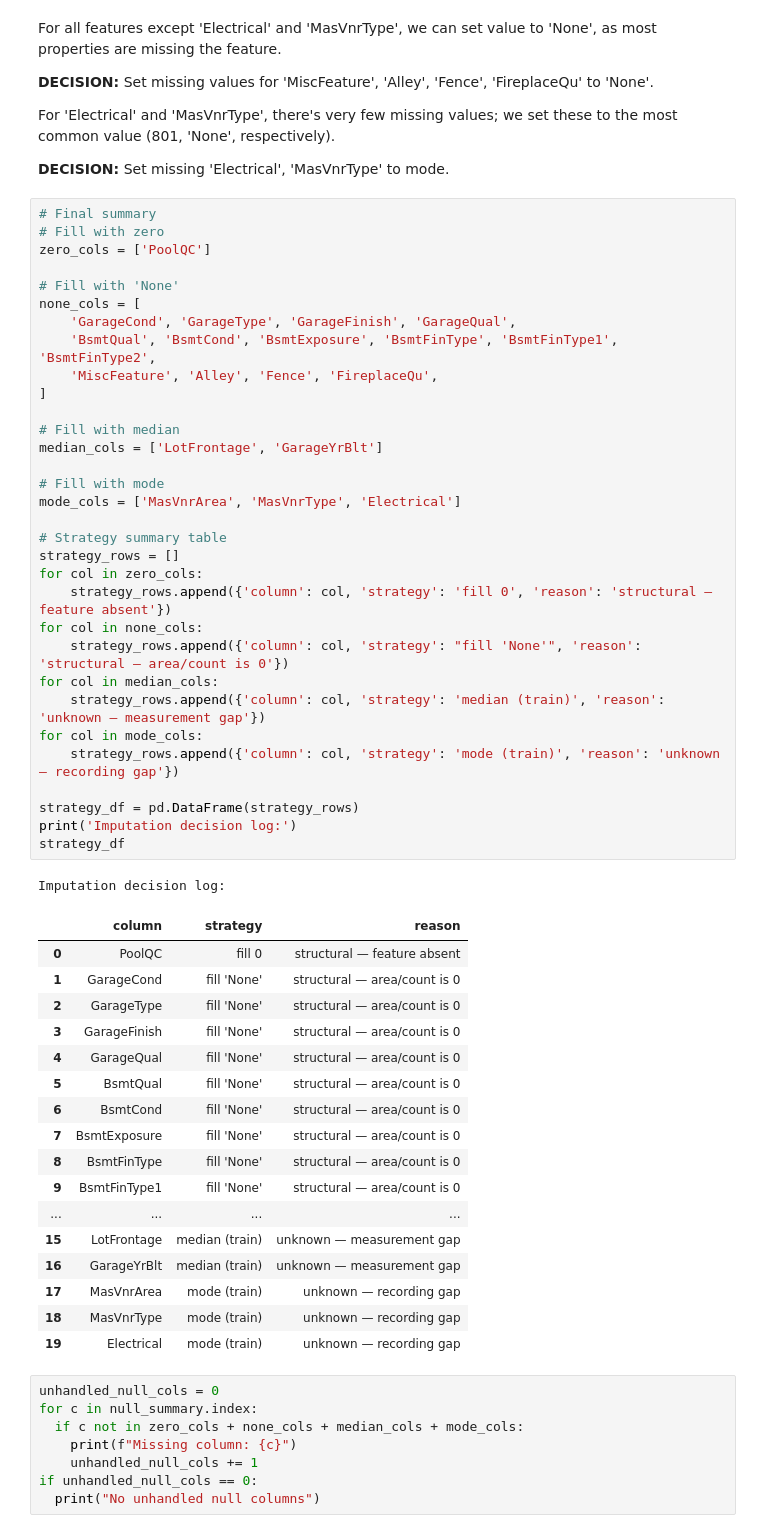
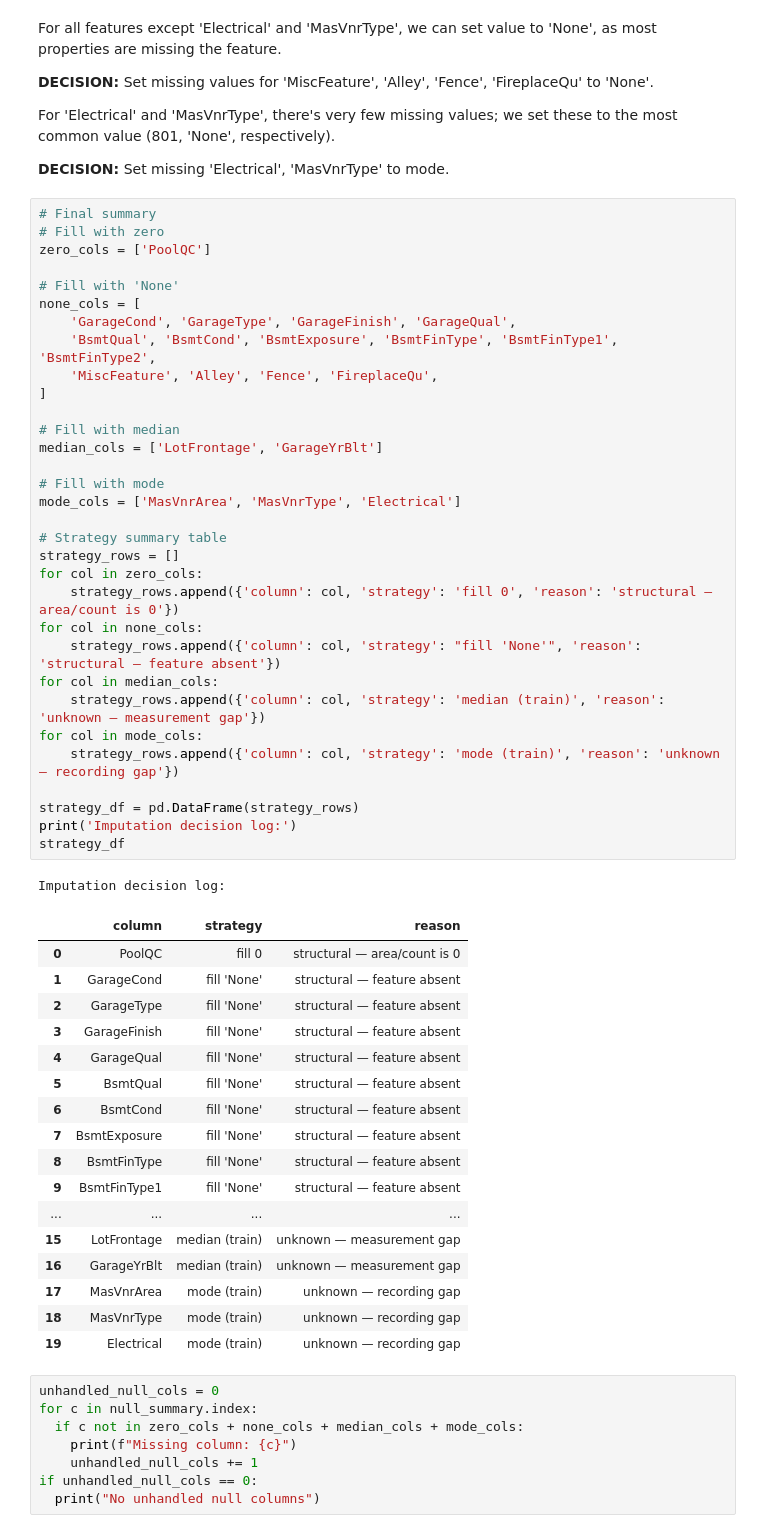
Before and after one commit to S0l0m4n/aie2-real-estate-agent, a Jupyter notebook: data/w2_real_estate_agent.ipynb, the cells around one changed output. Cells and saved outputs as stored; diff of their text form.

```diff
--- a/data/w2_real_estate_agent.ipynb
+++ b/data/w2_real_estate_agent.ipynb
@@ -513,45 +513,45 @@ For 'Electrical' and 'MasVnrType', there's very few missing values; we set these
 zero_cols = ['PoolQC']
 
 # Fill with 'None'
 none_cols = [
     'GarageCond', 'GarageType', 'GarageFinish', 'GarageQual',
     'BsmtQual', 'BsmtCond', 'BsmtExposure', 'BsmtFinType', 'BsmtFinType1', 'BsmtFinType2',
     'MiscFeature', 'Alley', 'Fence', 'FireplaceQu',
 ]
 
 # Fill with median
 median_cols = ['LotFrontage', 'GarageYrBlt']
 
 # Fill with mode
 mode_cols = ['MasVnrArea', 'MasVnrType', 'Electrical']
 
 # Strategy summary table
 strategy_rows = []
 for col in zero_cols:
-    strategy_rows.append({'column': col, 'strategy': 'fill 0', 'reason': 'structural — feature absent'})
+    strategy_rows.append({'column': col, 'strategy': 'fill 0', 'reason': 'structural — area/count is 0'})
 for col in none_cols:
-    strategy_rows.append({'column': col, 'strategy': "fill 'None'", 'reason': 'structural — area/count is 0'})
+    strategy_rows.append({'column': col, 'strategy': "fill 'None'", 'reason': 'structural — feature absent'})
 for col in median_cols:
     strategy_rows.append({'column': col, 'strategy': 'median (train)', 'reason': 'unknown — measurement gap'})
 for col in mode_cols:
     strategy_rows.append({'column': col, 'strategy': 'mode (train)', 'reason': 'unknown — recording gap'})
 
 strategy_df = pd.DataFrame(strategy_rows)
 print('Imputation decision log:')
 strategy_df
 # %% [output]
 Imputation decision log:
 |  | column | strategy | reason |
-| 0 | PoolQC | fill 0 | structural — feature absent |
-| 1 | GarageCond | fill 'None' | structural — area/count is 0 |
-| 2 | GarageType | fill 'None' | structural — area/count is 0 |
-| 3 | GarageFinish | fill 'None' | structural — area/count is 0 |
-| 4 | GarageQual | fill 'None' | structural — area/count is 0 |
-| 5 | BsmtQual | fill 'None' | structural — area/count is 0 |
-| 6 | BsmtCond | fill 'None' | structural — area/count is 0 |
-| 7 | BsmtExposure | fill 'None' | structural — area/count is 0 |
-| 8 | BsmtFinType | fill 'None' | structural — area/count is 0 |
-| 9 | BsmtFinType1 | fill 'None' | structural — area/count is 0 |
+| 0 | PoolQC | fill 0 | structural — area/count is 0 |
+| 1 | GarageCond | fill 'None' | structural — feature absent |
+| 2 | GarageType | fill 'None' | structural — feature absent |
+| 3 | GarageFinish | fill 'None' | structural — feature absent |
+| 4 | GarageQual | fill 'None' | structural — feature absent |
+| 5 | BsmtQual | fill 'None' | structural — feature absent |
+| 6 | BsmtCond | fill 'None' | structural — feature absent |
+| 7 | BsmtExposure | fill 'None' | structural — feature absent |
+| 8 | BsmtFinType | fill 'None' | structural — feature absent |
+| 9 | BsmtFinType1 | fill 'None' | structural — feature absent |
 | ... | ... | ... | ... |
 | 15 | LotFrontage | median (train) | unknown — measurement gap |
 | 16 | GarageYrBlt | median (train) | unknown — measurement gap |
```
Also changed, not shown: parts of 22 cells of this notebook, 1 other file.
